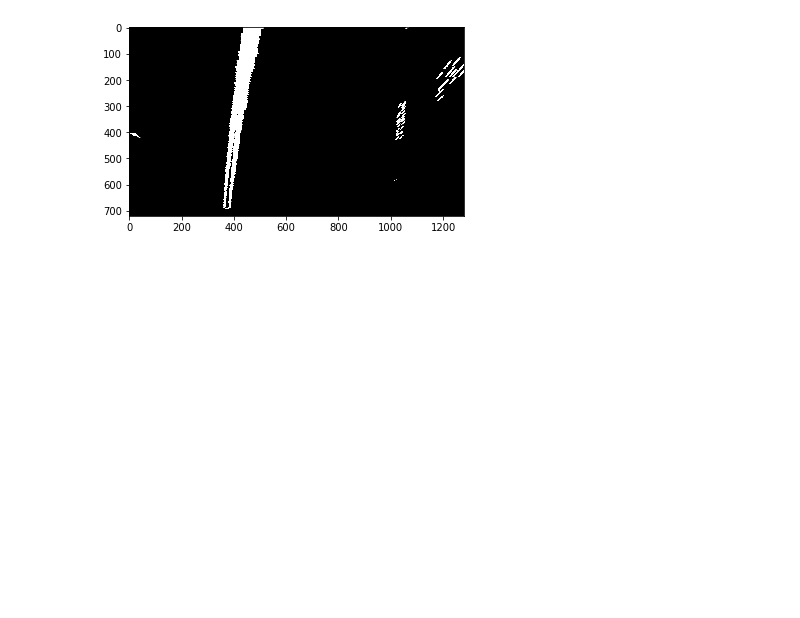
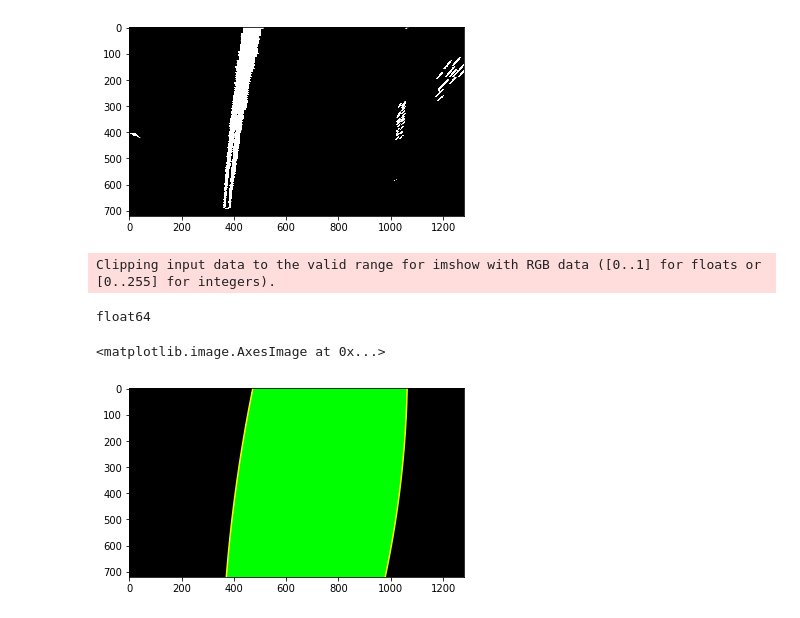
Before and after one commit to AbhilashAbhimsh/Advanced_Lane-lines, a Jupyter notebook: Project.ipynb, the cells around one changed output. Saved outputs shown, nothing was run; the diff lists cells and outputs as text; code cells hidden in the pictures; blank space fills up the shorter version.

```diff
--- a/Project.ipynb
+++ b/Project.ipynb
@@ -241,3 +241,28 @@ plt.imshow(out_img, cmap='gray')
 Clipping input data to the valid range for imshow with RGB data ([0..1] for floats or [0..255] for integers).
 <matplotlib.image.AxesImage at 0x...>
 [figure]
+# %%
+img_warp = warp_img
+out_img = np.dstack((img_warp, img_warp, img_warp)) *255
+
+window_img = np.zeros_like(out_img)
+# plt.imshow(out_img, cmap='gray')
+
+
+left_line_points = np.array([np.vstack((left_fitx, ploty)).T])
+right_line_points = np.array([np.flipud(np.vstack((right_fitx, ploty)).T)])
+lane_pts = np.hstack((left_line_points, right_line_points))
+
+cv2.fillPoly(window_img, np.int_([lane_pts]), (0,255,0))
+
+result = cv2.addWeighted(out_img, 1, window_img, 0.3, 0)
+print(out_img.dtype)
+
+plt.plot(left_fitx, ploty, color='yellow')
+plt.plot(right_fitx, ploty, color='yellow')
+plt.imshow(window_img)
+# %% [output]
+Clipping input data to the valid range for imshow with RGB data ([0..1] for floats or [0..255] for integers).
+float64
+<matplotlib.image.AxesImage at 0x...>
+[figure, added]
```
Also changed, not shown: parts of 1 cell of this notebook.
